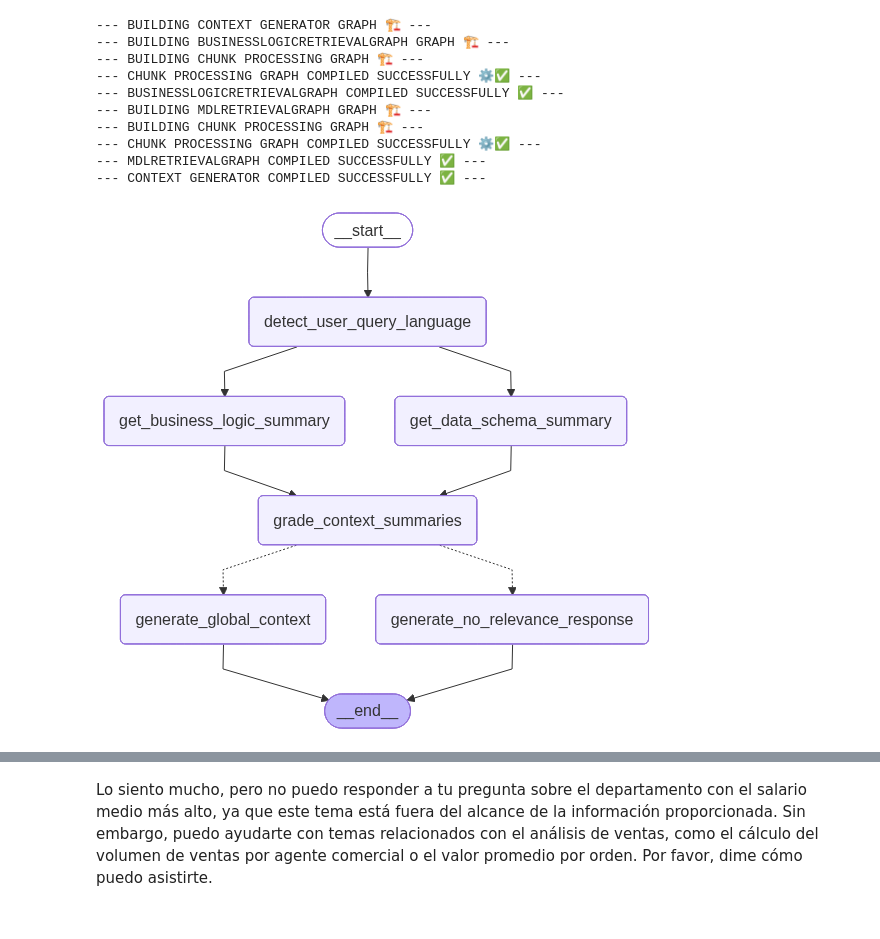
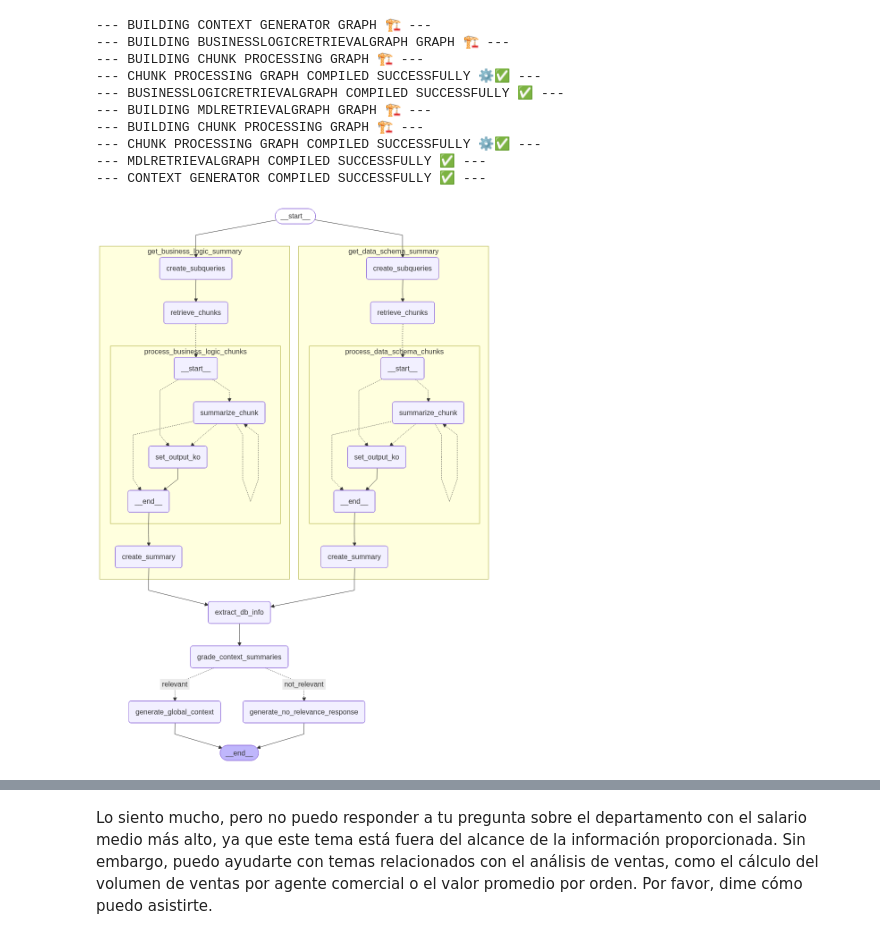
Before and after one commit to grimbano/ucm-tfm-grupo-4, a Jupyter notebook: notebooks/test_implemented_graphs.ipynb, the cells around one changed output, grey strips where cells are left out. Saved outputs shown, nothing was run; the diff lists cells and outputs as text; code cells hidden in the pictures.

Commit message:
feat(graph): :zap: Final version of main_graph with some LLM models upgrades

```diff
--- a/notebooks/test_implemented_graphs.ipynb
+++ b/notebooks/test_implemented_graphs.ipynb
@@ -261,9 +270,9 @@ context_generator_graph = context_generator_graph.get_compiled_graph()
 --- MDLRETRIEVALGRAPH COMPILED SUCCESSFULLY ✅ ---
 --- CONTEXT GENERATOR COMPILED SUCCESSFULLY ✅ ---
 # %%
-display(Image(context_generator_graph.get_graph().draw_mermaid_png()))
+display(Image(context_generator_graph.get_graph(xray=3).draw_mermaid_png()))
 # %% [output]
-[figure, old version]
+[figure, new version]
 # %%
 user_query = 'Dime las ventas del último trimestre detallas por categorías de producto.'
 
```
Also changed, not shown: parts of 58 cells of this notebook, 28 other files.
